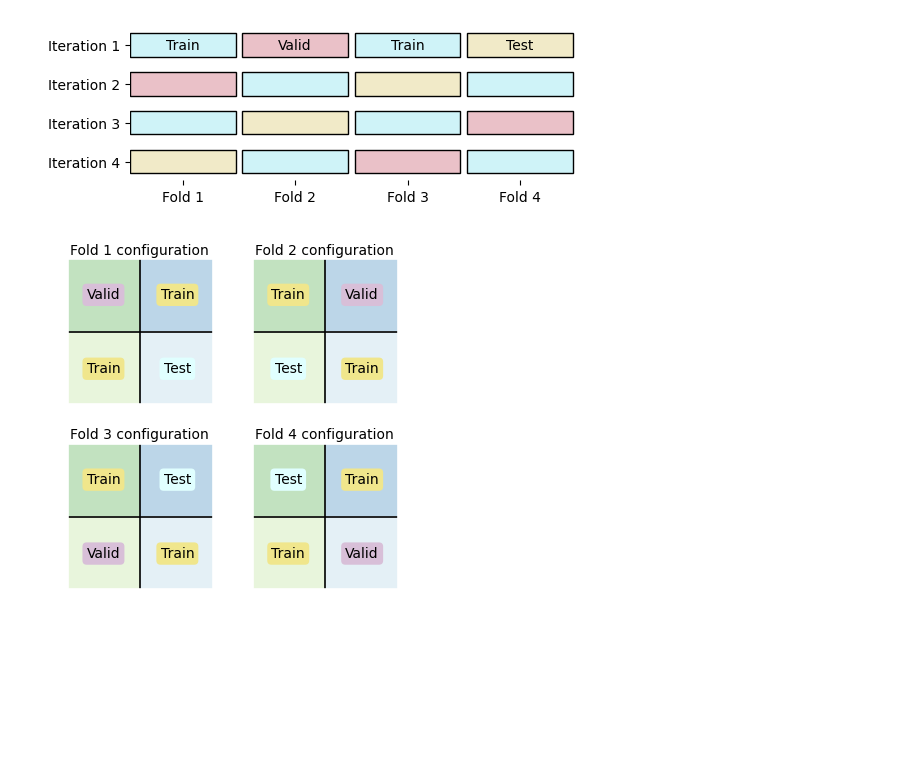
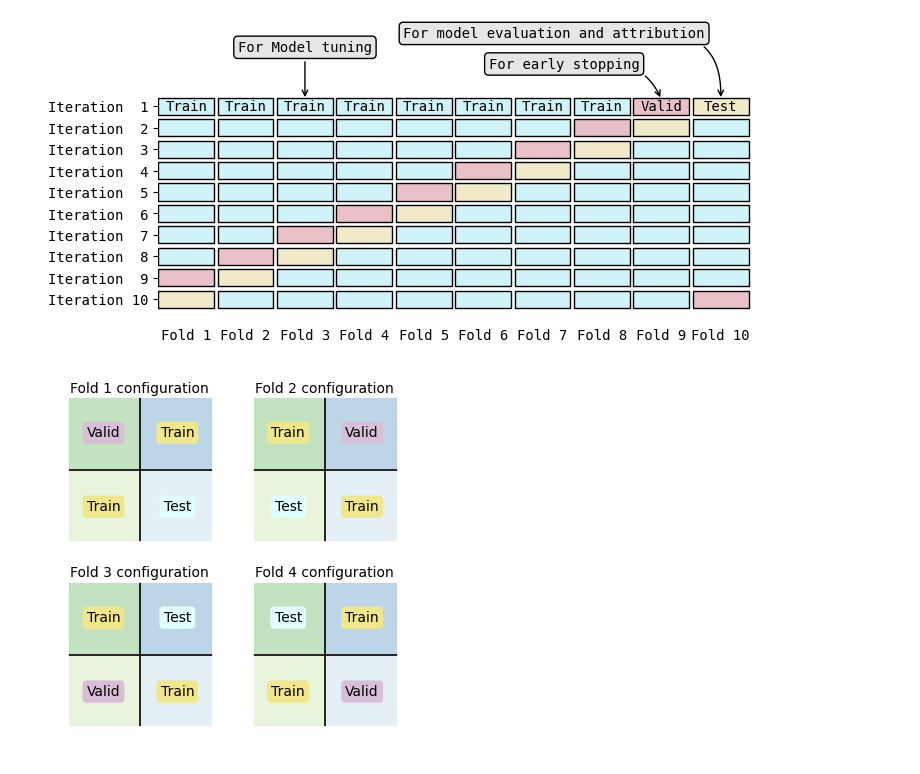
Before and after one commit to bask0/drought_ml, a Jupyter notebook: visualization/cross_val/cross_val_rois.ipynb, the cells around one changed output. Cells and saved outputs as stored; diff of their text form; code cells hidden in the pictures; blank space fills up the shorter version.

```diff
--- a/visualization/cross_val/cross_val_rois.ipynb
+++ b/visualization/cross_val/cross_val_rois.ipynb
@@ -2,6 +2,7 @@
 import xarray as xr
 import numpy as np
 import matplotlib.pyplot as plt
+import matplotlib as mpl
 from torch.utils.data import DataLoader
 
 import matplotlib.pyplot as plt
@@ -11,6 +12,8 @@ from matplotlib.colors import ListedColormap
 import cartopy.crs as ccrs
 import cartopy.feature as cfeat
 from cartopy.mpl.ticker import LongitudeFormatter, LatitudeFormatter
+
+mpl.rcParams['font.family'] = 'monospace'
 # %%
 from project.utils.geo import get_slice_from_anchor, sel_to_poly_corners
 from project.utils.geo_plots import subplots_ortho_dense
@@ -19,60 +22,61 @@ mask = xr.open_zarr('/Net/Groups/BGI/scratch/bkraft/drought_data/cube.zarr/').fo
 mask = mask.where(mask > 0).compute()
 mask_cont = mask.where(mask.notnull(), 0).compute()
 # %%
-fig, ax = plt.subplots(1, figsize=(6, 2))
+fig, ax = plt.subplots(1, figsize=(8, 3))
 
 ax.spines['right'].set_visible(False)
 ax.spines['top'].set_visible(False)
 ax.spines['left'].set_visible(False)
 ax.spines['bottom'].set_visible(False)
 
-num_folds = 4
+num_folds = 10
 
 for fold in range(num_folds):
-
     for f in range(num_folds):
-        if (fold - 2) % num_folds == f:
+        if (fold - 1) % num_folds == f:
             text = 'Valid'
             color = (204/255, 102/255, 119/255)
         elif (fold) % num_folds == f:
             text = 'Test'
             color = (221/255, 204/255, 119/255)
         else:
             text = 'Train'
             color = (136/255, 204/231, 238/255)
-        ax.barh([f'Iteration {num_folds-fold}'], [0.94], left=[-0.47 + f], color=(*color, 0.4), edgecolor='k', height=0.6)
+        ax.barh([f'Iteration {num_folds-fold:2d}'], [0.94], left=[-0.47 + f], color=(*color, 0.4), edgecolor='k', height=0.8)
         if fold == num_folds - 1:
             ax.text(f, fold, text, ha='center', va='center')
         ax.set_xticks(range(num_folds))
         ax.set_xticklabels([f'Fold {n}' for n in range(1, num_folds + 1)]);
 
 ax.annotate(
     'For Model tuning',
-    xy=(1, 5.3), xycoords='data', ha='center',
-    xytext=(-60, 35), textcoords='offset points',
+    xy=(2., 9.3), xycoords='data', ha='center',
+    xytext=(0, 35), textcoords='offset points',
     bbox=dict(boxstyle='round', fc='0.9'),
     arrowprops=dict(arrowstyle='->',
                     connectionstyle='angle,angleA=0,angleB=90,rad=40'))
 
 ax.annotate(
     'For early stopping',
-    xy=(2., 5.3), xycoords='data', ha='center',
-    xytext=(70, 25), textcoords='offset points',
+    xy=(8., 9.3), xycoords='data', ha='center',
+    xytext=(-70, 23), textcoords='offset points',
     bbox=dict(boxstyle='round', fc='0.9'),
     arrowprops=dict(arrowstyle='->',
-                    connectionstyle='angle,angleA=0,angleB=90,rad=40'))
+                    connectionstyle='angle,angleA=0,angleB=110,rad=40'))
 
 ax.annotate(
     'For model evaluation and attribution',
-    xy=(5., 5.3), xycoords='data', ha='center',
-    xytext=(-120, 50), textcoords='offset points',
+    xy=(9., 9.3), xycoords='data', ha='center',
+    xytext=(-120, 45), textcoords='offset points',
     bbox=dict(boxstyle='round', fc='0.9'),
     arrowprops=dict(arrowstyle='->',
                     connectionstyle='angle,angleA=0,angleB=90,rad=60'))
 
+plt.tick_params(bottom=False)
+
 fig.savefig('./cross_val_scheme.png', dpi=300, transparent=True, bbox_inches='tight')
 # %% [output]
-[figure, old version]
+[figure, new version]
 # %%
 x = np.asanyarray([[3, 2], [1, 0]])
 x = np.tile(x, (2, 2))
```
